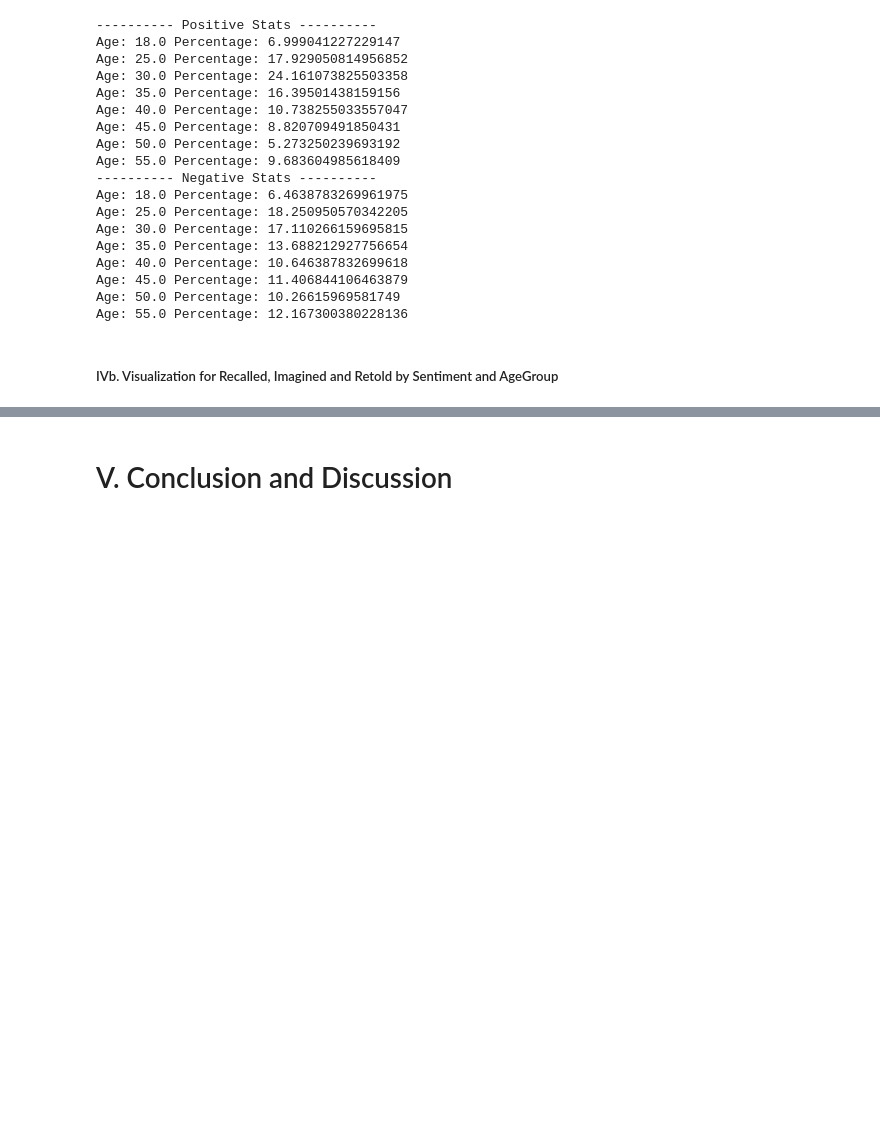
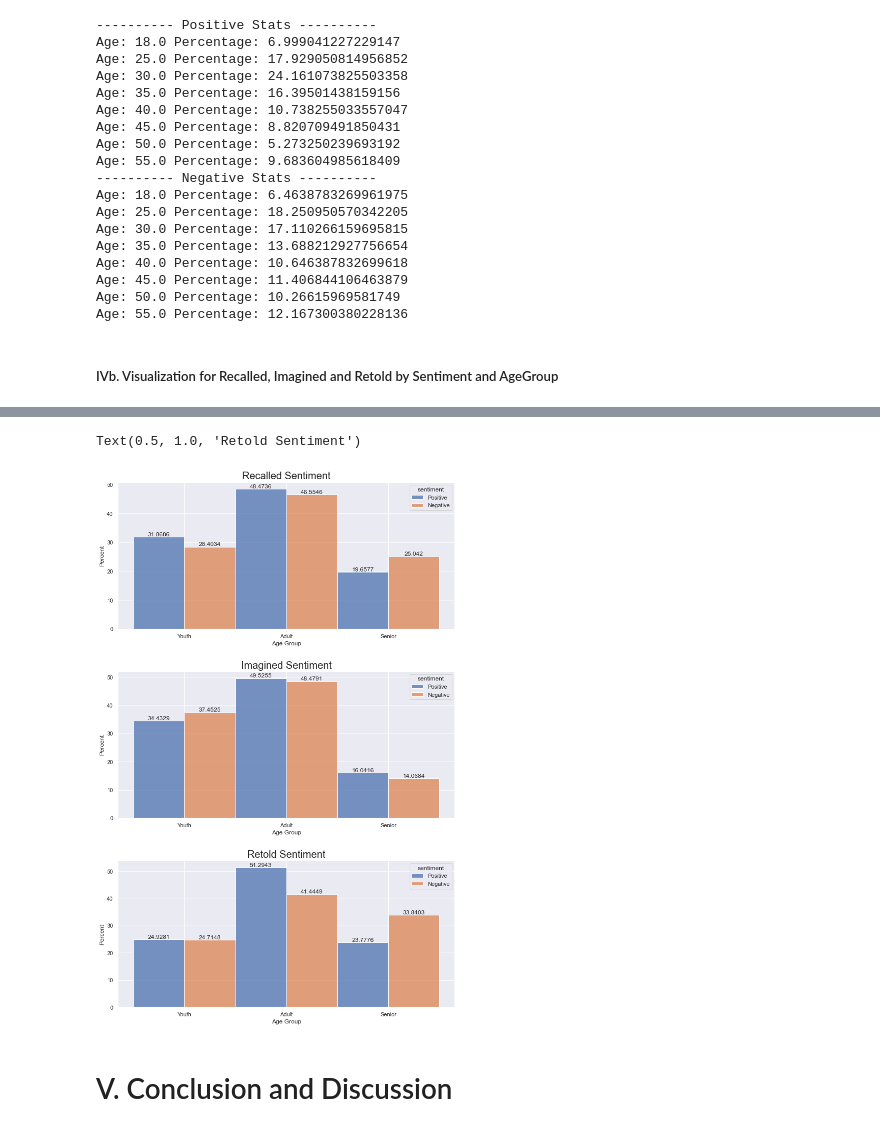
Before and after one commit to dbyers15/EmotionAndMemory, a Jupyter notebook: WorkingNotebook.ipynb, the cells around one changed output, grey strips where cells are left out. Saved outputs shown, nothing was run; the diff lists cells and outputs as text; code cells hidden in the pictures; blank space fills up the shorter version.

Commit message:
updated graphs

```diff
--- a/WorkingNotebook.ipynb
+++ b/WorkingNotebook.ipynb
@@ -797,3 +690,34 @@ See the caveats in the documentation: https://pandas.pydata.org/pandas-docs/stab
+# %%
+#Plot settings
+fig, axes = plt.subplots(3, 1,figsize=(10,15))
+fig.tight_layout(h_pad = 5.0)
+
+#Recalled Visualization
+graph_2 = sns.histplot(data = newRecalled, x="AgeGroup", hue = 'sentiment', hue_order = ['Positive','Negative'],multiple='dodge', stat = 'percent',common_norm=False,ax=axes[0])
+for container in graph_2.containers:
+    graph_2.bar_label(container)
+
+graph_2.set(xlabel = 'Age Group')
+axes[0].set_title('Recalled Sentiment', fontsize=20)
+
+#Imagined Visualization
+graph_2 = sns.histplot(data = newImagined, x="AgeGroup", hue = 'sentiment', hue_order = ['Positive','Negative'],multiple='dodge', stat = 'percent',common_norm=False,ax=axes[1])
+for container in graph_2.containers:
+    graph_2.bar_label(container)
+
+graph_2.set(xlabel = 'Age Group')
+axes[1].set_title('Imagined Sentiment', fontsize=20)
+
+#Retold Visualization
+graph_2 = sns.histplot(data = newRetold, x="AgeGroup", hue = 'sentiment', hue_order = ['Positive','Negative'],multiple='dodge', stat = 'percent',common_norm=False,ax=axes[2])
+for container in graph_2.containers:
+    graph_2.bar_label(container)
+
+graph_2.set(xlabel = 'Age Group')
+axes[2].set_title('Retold Sentiment', fontsize=20)
+# %% [output]
+Text(0.5, 1.0, 'Retold Sentiment')
+[figure, added]
 # %% [markdown]
 # V. Conclusion and Discussion
 # %%
```
Also changed, not shown: parts of 10 cells of this notebook.
